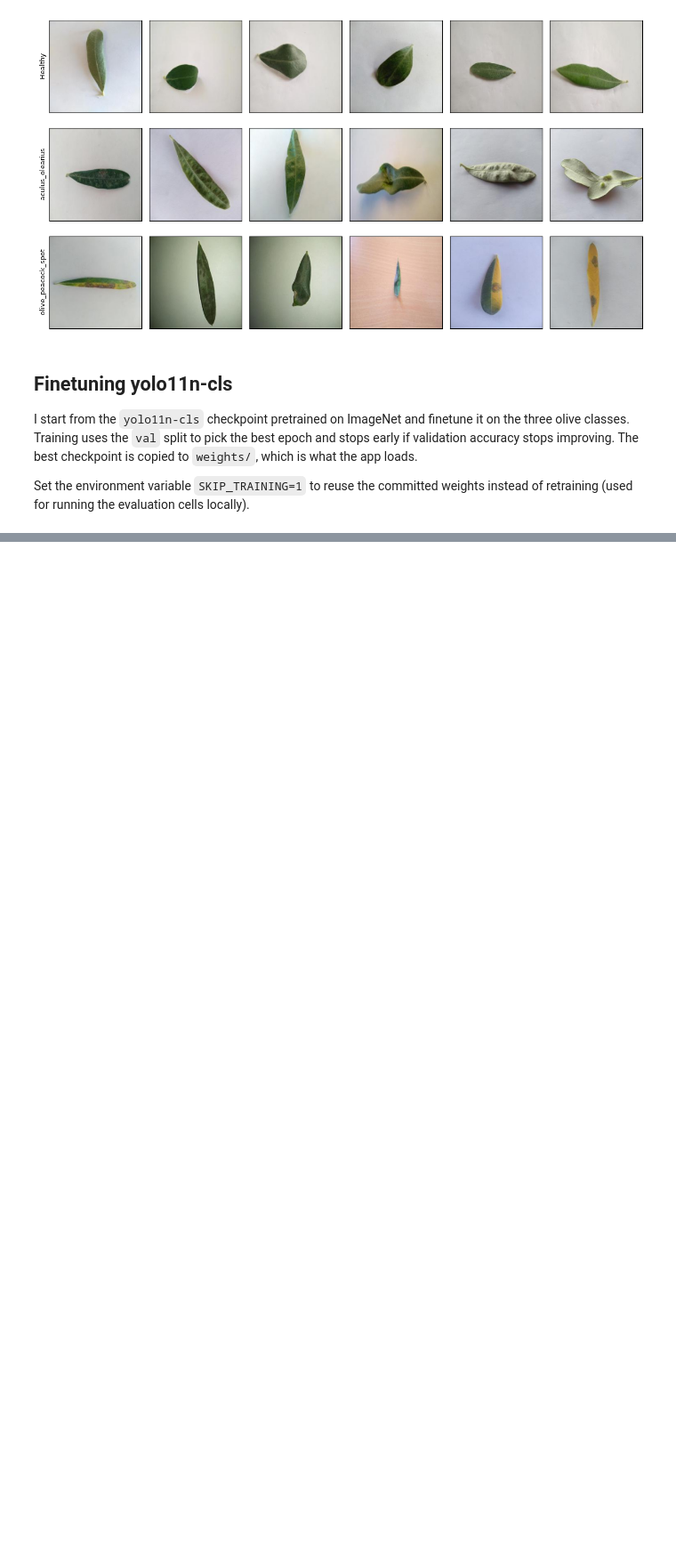
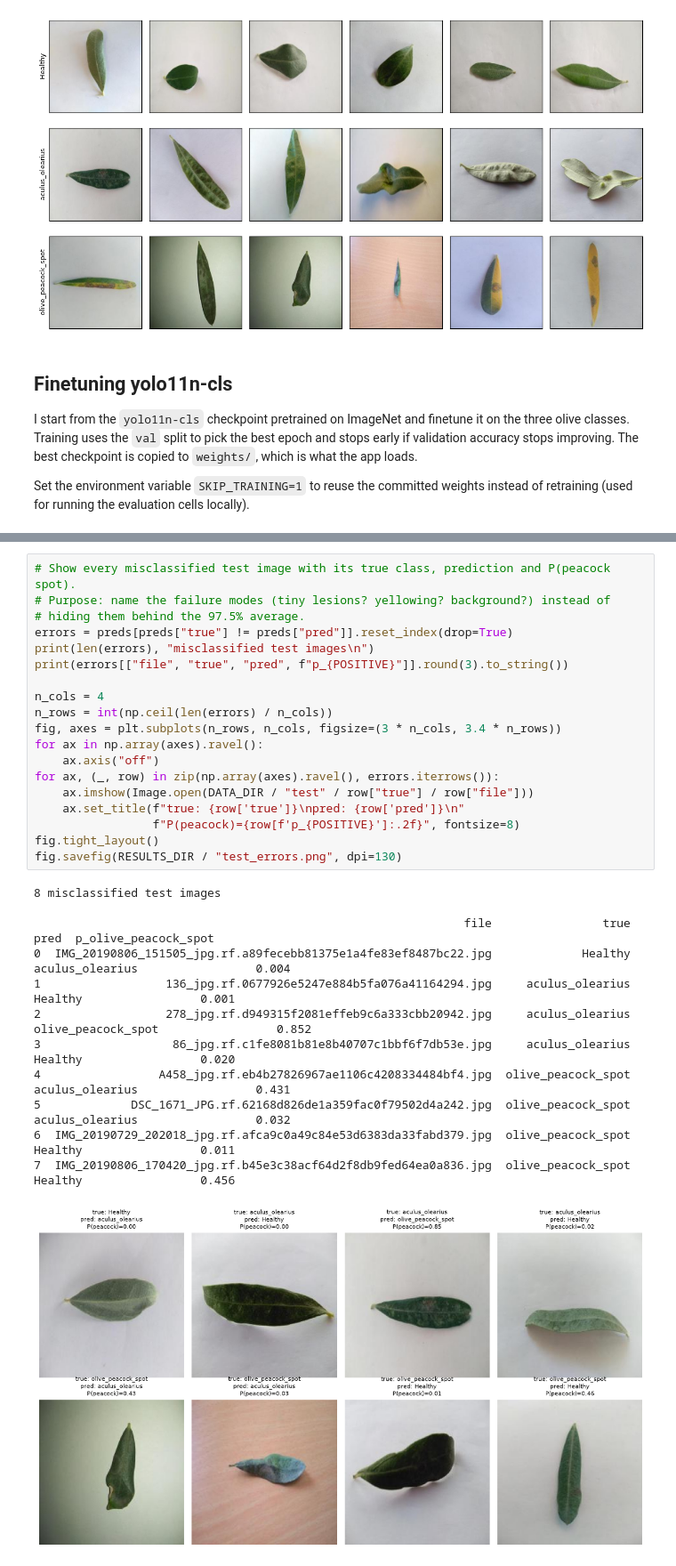
Before and after one commit to SofiaHervas/daiist-assignment-2, a Jupyter notebook: train.ipynb, the cells around one changed output, grey strips where cells are left out. Shown at 89% size. Cells and saved outputs as stored; diff of their text form; blank space fills up the shorter version.

```diff
--- a/train.ipynb
+++ b/train.ipynb
@@ -216,0 +435,32 @@ else:
+# %%
+# Show every misclassified test image with its true class, prediction and P(peacock spot).
+# Purpose: name the failure modes (tiny lesions? yellowing? background?) instead of
+# hiding them behind the 97.5% average.
+errors = preds[preds["true"] != preds["pred"]].reset_index(drop=True)
+print(len(errors), "misclassified test images\n")
+print(errors[["file", "true", "pred", f"p_{POSITIVE}"]].round(3).to_string())
+
+n_cols = 4
+n_rows = int(np.ceil(len(errors) / n_cols))
+fig, axes = plt.subplots(n_rows, n_cols, figsize=(3 * n_cols, 3.4 * n_rows))
+for ax in np.array(axes).ravel():
+    ax.axis("off")
+for ax, (_, row) in zip(np.array(axes).ravel(), errors.iterrows()):
+    ax.imshow(Image.open(DATA_DIR / "test" / row["true"] / row["file"]))
+    ax.set_title(f"true: {row['true']}\npred: {row['pred']}\n"
+                 f"P(peacock)={row[f'p_{POSITIVE}']:.2f}", fontsize=8)
+fig.tight_layout()
+fig.savefig(RESULTS_DIR / "test_errors.png", dpi=130)
+# %% [output]
+8 misclassified test images
+
+                                                              file                true                pred  p_olive_peacock_spot
+0  IMG_20190806_151505_jpg.rf.a89fecebb81375e1a4fe83ef8487bc22.jpg             Healthy     aculus_olearius                 0.004
+1                  136_jpg.rf.0677926e5247e884b5fa076a41164294.jpg     aculus_olearius             Healthy                 0.001
+2                  278_jpg.rf.d949315f2081effeb9c6a333cbb20942.jpg     aculus_olearius  olive_peacock_spot                 0.852
+3                   86_jpg.rf.c1fe8081b81e8b40707c1bbf6f7db53e.jpg     aculus_olearius             Healthy                 0.020
+4                 A458_jpg.rf.eb4b27826967ae1106c4208334484bf4.jpg  olive_peacock_spot     aculus_olearius                 0.431
+5             DSC_1671_JPG.rf.62168d826de1a359fac0f79502d4a242.jpg  olive_peacock_spot     aculus_olearius                 0.032
+6  IMG_20190729_202018_jpg.rf.afca9c0a49c84e53d6383da33fabd379.jpg  olive_peacock_spot             Healthy                 0.011
+7  IMG_20190806_170420_jpg.rf.b45e3c38acf64d2f8db9fed64ea0a836.jpg  olive_peacock_spot             Healthy                 0.456
+[figure, added]
```
Also changed, not shown: parts of 9 cells of this notebook, 1 other file.
